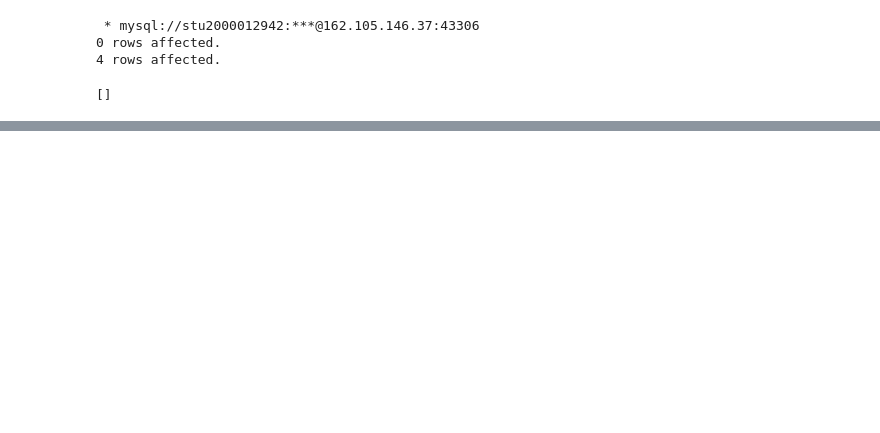
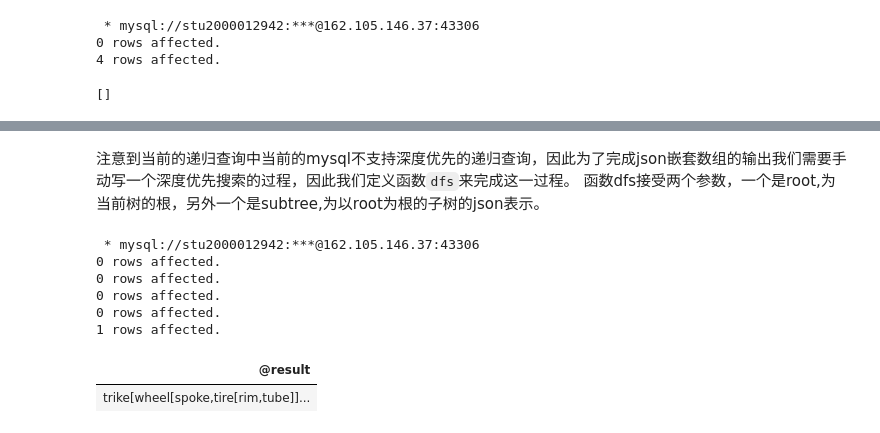
Before and after one commit to YukihoKirihara/Intern3-Not-Only-SQL, a Jupyter notebook: intern3.ipynb, the cells around one changed output, grey strips where cells are left out. Drawn from its saved outputs; the diff is of its cells as text; code cells hidden in the pictures; blank space fills up the shorter version.

```diff
--- a/intern3.ipynb
+++ b/intern3.ipynb
@@ -504,0 +542,39 @@ WHERE
+# %% [markdown]
+注意到当前的递归查询中当前的mysql不支持深度优先的递归查询，因此为了完成json嵌套数组的输出我们需要手动写一个深度优先搜索的过程，因此我们定义函数`dfs`来完成这一过程。
+函数dfs接受两个参数，一个是root,为当前树的根，另外一个是subtree,为以root为根的子树的json表示。
+# %%
+%%sql
+
+
+SET @@max_sp_recursion_depth = 100;
+drop procedure if exists dfs;
+create procedure dfs(in root varchar(20), out subtree varchar(1000))
+begin
+    declare left_son varchar(20);
+    declare right_son varchar(20);
+    declare sons_list varchar(1000);
+    declare left_subtree varchar(1000);
+    declare right_subtree varchar(1000);
+    select sons from s_son where part = root into sons_list;
+    if (exists (select sons from s_son where part = root )) then
+        set left_son = substring_index(sons_list, ',', 1);
+        set right_son = substring_index(sons_list, ',', -1);
+        call dfs(left_son, left_subtree);
+        call dfs(right_son, right_subtree);
+        set subtree = concat(root, '[', left_subtree, ',', right_subtree, ']');
+    else
+        set subtree = root;
+    end if;
+end;
+
+call dfs('trike', @result);
+select @result;
+# %% [output]
+ * mysql://stu2000012942:***@162.105.146.37:43306
+0 rows affected.
+0 rows affected.
+0 rows affected.
+0 rows affected.
+1 rows affected.
+| @result |
+| trike[wheel[spoke,tire[rim,tube]]... |
```
Also changed, not shown: parts of 26 cells of this notebook.
